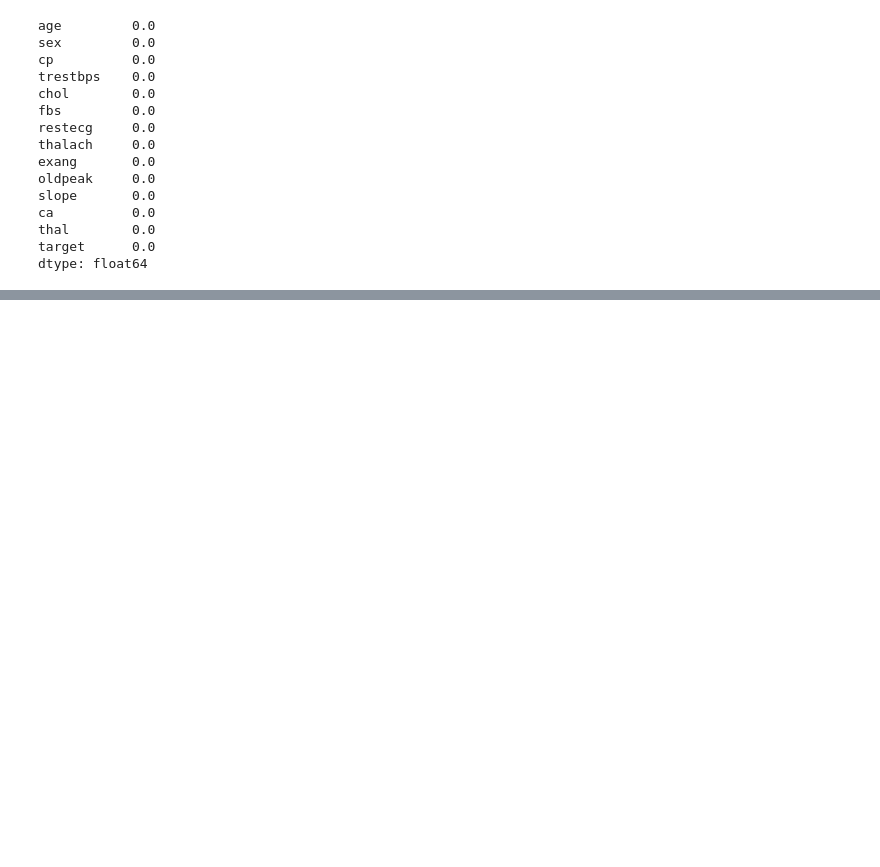
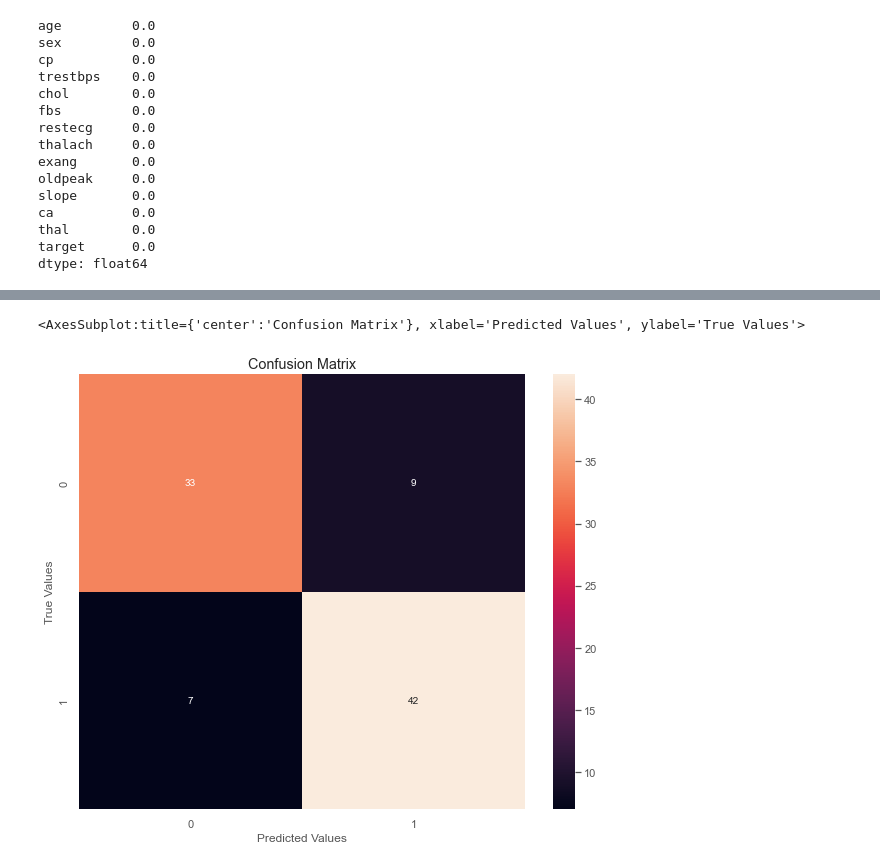
Before and after one commit to Omuk/Reborn, a Jupyter notebook: Data Practice/Practice_Field.ipynb, the cells around one changed output, grey strips where cells are left out. Drawn from its saved outputs; the diff is of its cells as text; code cells hidden in the pictures; blank space fills up the shorter version.

```diff
--- a/Data Practice/Practice_Field.ipynb
+++ b/Data Practice/Practice_Field.ipynb
@@ -58,0 +76,7 @@ cat_val = ['sex', 'cp', 'restecg', 'exang', 'slope', 'ca', 'thal']
+# %%
+y = data.target
+x = data.drop(columns=['target'])
+# %%
+x = pd.DataFrame(col_transf.fit_transform(x))
+# %%
+x_train,x_test,y_train,y_test = train_test_split(x,y,test_size=0.3,random_state=42)
@@ -58,0 +105,21 @@ cat_val = ['sex', 'cp', 'restecg', 'exang', 'slope', 'ca', 'thal']
+# %%
+con_dic = {
+    'y_true':y_true,
+    'y_pred':y_pred
+}
+
+conmat_cols = pd.DataFrame(
+    con_dic, columns=['y_true', 'y_pred']
+
+)
+
+confusion_matrix = pd.crosstab(
+    conmat_cols['y_true'], conmat_cols['y_pred'], rownames=['True Values'], colnames=['Predicted Values']
+)
+
+f,ax = plt.subplots(figsize=(10,8))
+ax.set_title('Confusion Matrix')
+sns.heatmap(confusion_matrix, annot=True)
+# %% [output]
+<AxesSubplot:title={'center':'Confusion Matrix'}, xlabel='Predicted Values', ylabel='True Values'>
+[figure, added]
```
Also changed, not shown: parts of 5 cells of this notebook.
